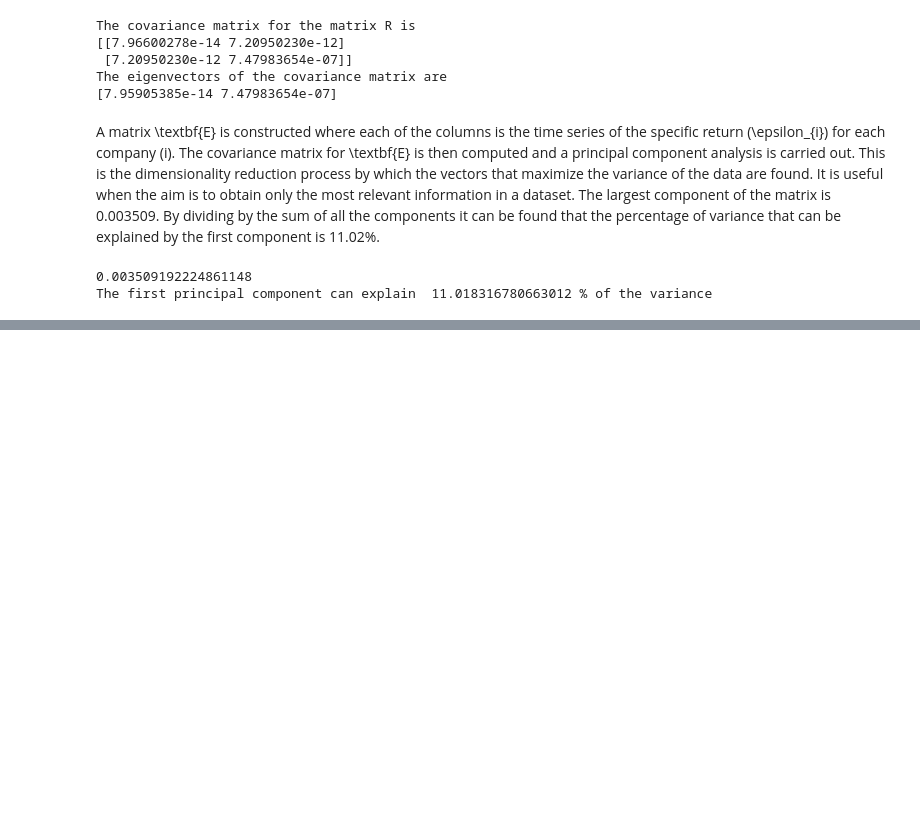
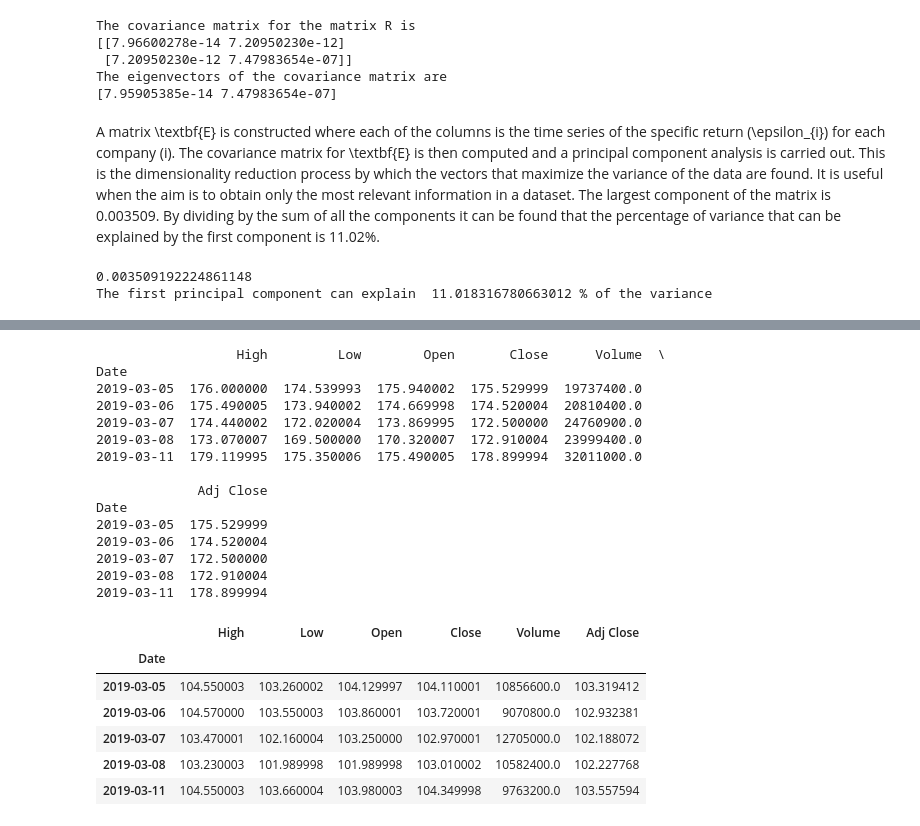
Before and after one commit to ag4015/Signal-Processing-and-Machine-Learning-for-Finance, a Jupyter notebook: Financial Signal Processing Coursework.ipynb, the cells around one changed output, grey strips where cells are left out. Saved outputs shown, nothing was run; the diff lists cells and outputs as text; code cells hidden in the pictures; blank space fills up the shorter version.

```diff
--- a/Financial Signal Processing Coursework.ipynb
+++ b/Financial Signal Processing Coursework.ipynb
@@ -847,0 +986,39 @@ The first principal component can explain  11.018316780663012 % of the variance
+# %%
+# df = pd.read_csv(r'snp_500_2015_2019.csv',index_col=0).fillna(0)
+# print(df.index[-1])
+# df = df.loc[df.index[806:]]
+# df.tail()
+# filenames = ['fsp_case_31_BSD.csv', 'priceData.csv', 'snp_500_2015_2019.csv', 'snp_allstocks_2015_2019.csv', 'snp_info.csv', 'swapsData.csv']
+# for file in filenames:
+#     print('*******************************************************')
+#     print(file)
+#     print(pd.read_csv(file,index_col=0).tail())
+
+start = dt.datetime(2018, 3, 16)
+end = dt.datetime(2019, 3, 11)
+aapl = web.DataReader("aapl", 'yahoo', start, end)
+ibm = web.DataReader("ibm", 'yahoo', start, end)
+jpm = web.DataReader("jpm", 'yahoo', start, end)
+# %% [output]
+                  High         Low        Open       Close      Volume  \
+Date
+2019-03-05  176.000000  174.539993  175.940002  175.529999  19737400.0
+2019-03-06  175.490005  173.940002  174.669998  174.520004  20810400.0
+2019-03-07  174.440002  172.020004  173.869995  172.500000  24760900.0
+2019-03-08  173.070007  169.500000  170.320007  172.910004  23999400.0
+2019-03-11  179.119995  175.350006  175.490005  178.899994  32011000.0
+
+             Adj Close
+Date
+2019-03-05  175.529999
+2019-03-06  174.520004
+2019-03-07  172.500000
+2019-03-08  172.910004
+2019-03-11  178.899994
+|  | High | Low | Open | Close | Volume | Adj Close |
+| Date |  |  |  |  |  |  |
+| 2019-03-05 | 104.550003 | 103.260002 | 104.129997 | 104.110001 | 10856600.0 | 103.319412 |
+| 2019-03-06 | 104.570000 | 103.550003 | 103.860001 | 103.720001 | 9070800.0 | 102.932381 |
+| 2019-03-07 | 103.470001 | 102.160004 | 103.250000 | 102.970001 | 12705000.0 | 102.188072 |
+| 2019-03-08 | 103.230003 | 101.989998 | 101.989998 | 103.010002 | 10582400.0 | 102.227768 |
+| 2019-03-11 | 104.550003 | 103.660004 | 103.980003 | 104.349998 | 9763200.0 | 103.557594 |
```
Also changed, not shown: parts of 9 cells of this notebook.
